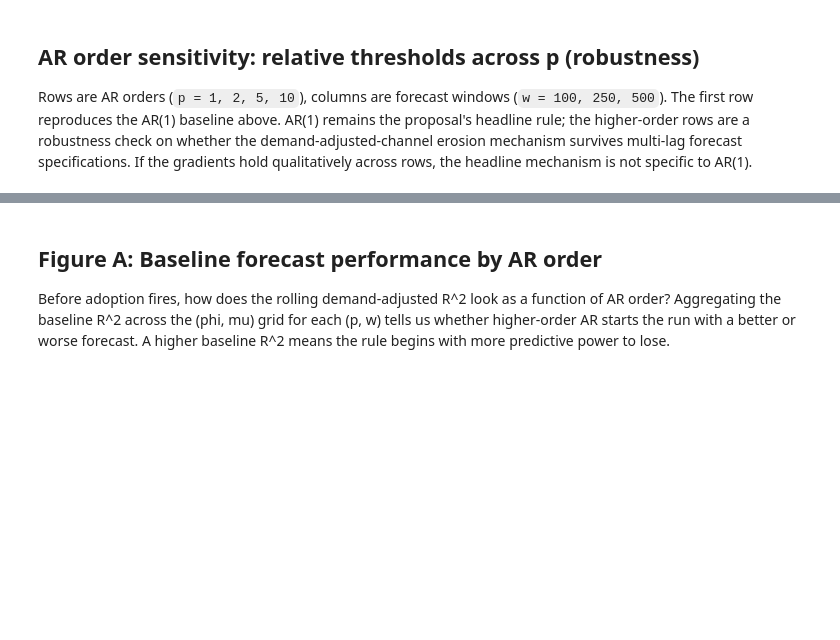
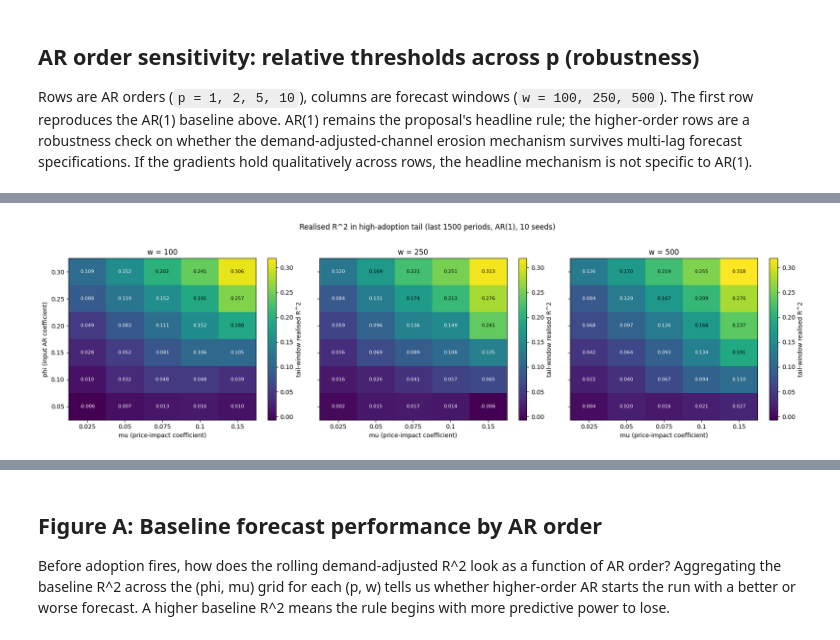
Before and after one commit to janwejchert/Capstone, a Jupyter notebook: notebooks/phase_06_experiments_threshold.ipynb, the cells around one changed output, grey strips where cells are left out. Cells and saved outputs as stored; diff of their text form; code cells hidden in the pictures; blank space fills up the shorter version.

```diff
--- a/notebooks/phase_06_experiments_threshold.ipynb
+++ b/notebooks/phase_06_experiments_threshold.ipynb
@@ -221,6 +256,11 @@ hit_rate_phi = np.zeros((n_p, n_w, n_phi, n_mu))
 baseline_R2_realised_grid = np.full((n_p, n_w, n_phi, n_mu), np.nan)
 baseline_R2_da_grid = np.full((n_p, n_w, n_phi, n_mu), np.nan)
 baseline_phi_grid = np.full((n_p, n_w, n_phi, n_mu), np.nan)
+# High-adoption tail-window R^2 means, the R^2-performance counterpart to
+# the A* threshold arrays. Each cell is the mean (across seeds) of the
+# per-seed mean rolling R^2 in the last tail_window_span periods of the run.
+tail_R2_realised_grid = np.full((n_p, n_w, n_phi, n_mu), np.nan)
+tail_R2_da_grid = np.full((n_p, n_w, n_phi, n_mu), np.nan)
 
 buckets = {}
 for (ip, k, i, j, *_), result in zip(jobs, raw):
@@ -234,11 +274,15 @@ for (ip, k, i, j), seeds in buckets.items():
     a_R2_realised_s = np.array([r[3] for r in seeds])
     a_R2_da_s = np.array([r[4] for r in seeds])
     a_phis = np.array([r[5] for r in seeds])
+    tail_R2_real_s = np.array([r[6] for r in seeds])
+    tail_R2_da_s = np.array([r[7] for r in seeds])
     n_seeds = len(seeds)
 
     baseline_R2_realised_grid[ip, k, i, j] = float(np.nanmean(base_R2_realised_s))
     baseline_R2_da_grid[ip, k, i, j] = float(np.nanmean(base_R2_da_s))
     baseline_phi_grid[ip, k, i, j] = float(np.nanmean(base_phis))
+    tail_R2_realised_grid[ip, k, i, j] = float(np.nanmean(tail_R2_real_s))
+    tail_R2_da_grid[ip, k, i, j] = float(np.nanmean(tail_R2_da_s))
 
     # Hit rate denominator is the total number of seeds, not the number
     # with positive baseline. Otherwise a cell where most seeds have a
@@ -432,0 +605,11 @@ plot_heatmap_grid(
+# %%
+# AR(1) headline: realised R^2 in the high-adoption tail window.
+# AR(1) is index 0 of the p axis. cmap is non-reversed viridis so darker = stronger R^2.
+plot_r2_heatmap_row(
+    tail_R2_realised_grid[0],
+    "phase_06_r2_realised_heatmap.png",
+    f"Realised R^2 in high-adoption tail (last {tail_window_span} periods, AR(1), {num_seeds_phase6} seeds)",
+    cbar_label="tail-window realised R^2",
+)
+# %% [output]
+[figure, added]
```
Also changed, not shown: parts of 19 cells of this notebook, 9 other files.
